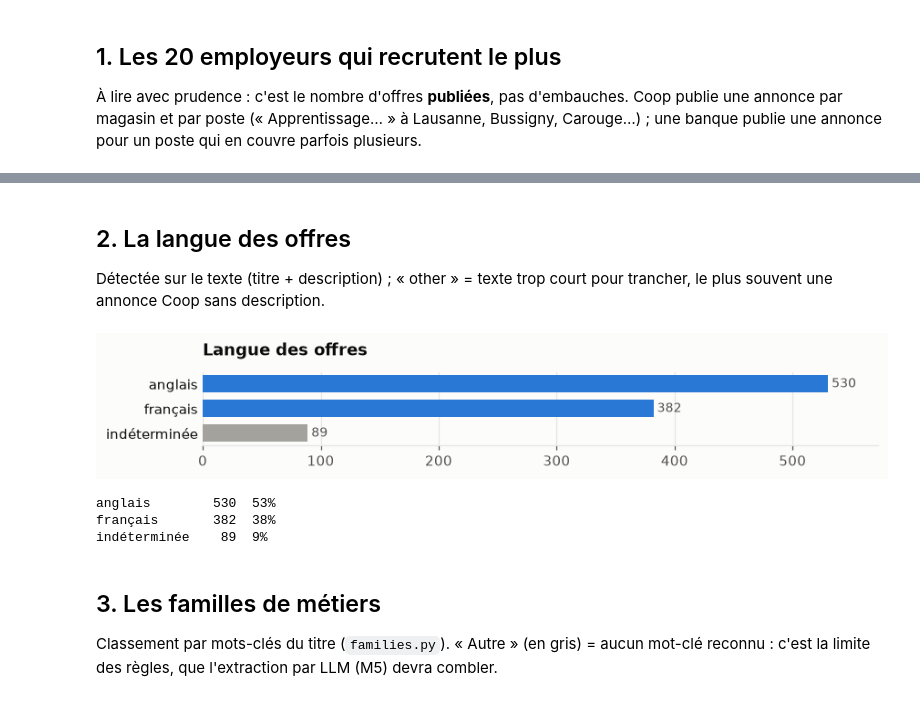
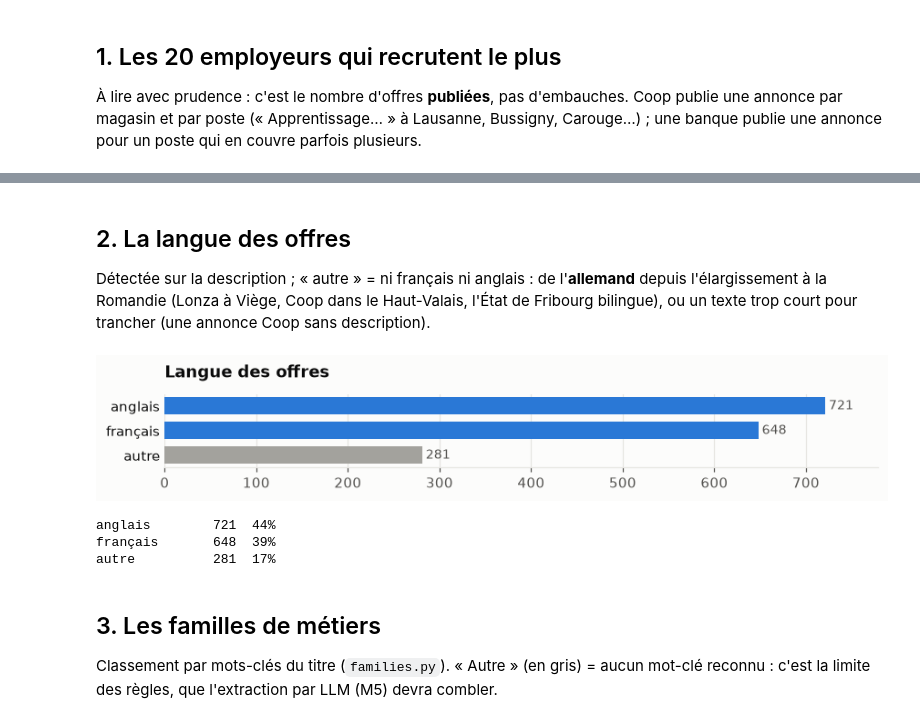
Before and after one commit to mieleif/job-rec-ai, a Jupyter notebook: notebooks/marche-emploi.ipynb, the cells around one changed output, grey strips where cells are left out. Saved outputs shown, nothing was run; the diff lists cells and outputs as text; code cells hidden in the pictures.

```diff
--- a/notebooks/marche-emploi.ipynb
+++ b/notebooks/marche-emploi.ipynb
@@ -79,22 +81,23 @@ barh(rows, f"Top 20 des employeurs (offres actives, sur {total})", "top-employeu
 # %% [markdown]
 ## 2. La langue des offres
 
-Détectée sur le texte (titre + description) ; « other » = texte trop court pour trancher,
-le plus souvent une annonce Coop sans description.
+Détectée sur la description ; « autre » = ni français ni anglais : de l'**allemand**
+depuis l'élargissement à la Romandie (Lonza à Viège, Coop dans le Haut-Valais, l'État de
+Fribourg bilingue), ou un texte trop court pour trancher (une annonce Coop sans description).
 # %%
-names = {"en": "anglais", "fr": "français", "other": "indéterminée"}
+names = {"en": "anglais", "fr": "français", "other": "autre"}
 rows = [(names.get(lang, lang), n) for lang, n in
         sql("SELECT language, count(*) n FROM jobs_view WHERE active GROUP BY 1 ORDER BY n DESC")]
 barh(rows, "Langue des offres", "langues.png",
-     colors=[MUTED if label == "indéterminée" else SERIES for label, _ in rows],
+     colors=[MUTED if label == "autre" else SERIES for label, _ in rows],
      fmt="{:d}")
 for label, n in rows:
     print(f"{label:<13} {n:>4}  {n / total:.0%}")
 # %% [output]
-[figure, old version]
+[figure, new version]
-anglais        530  53%
-français       382  38%
-indéterminée    89  9%
+anglais        721  44%
+français       648  39%
+autre          281  17%
 # %% [markdown]
 ## 3. Les familles de métiers
 
```
Also changed, not shown: parts of 9 cells of this notebook, 18 other files.
